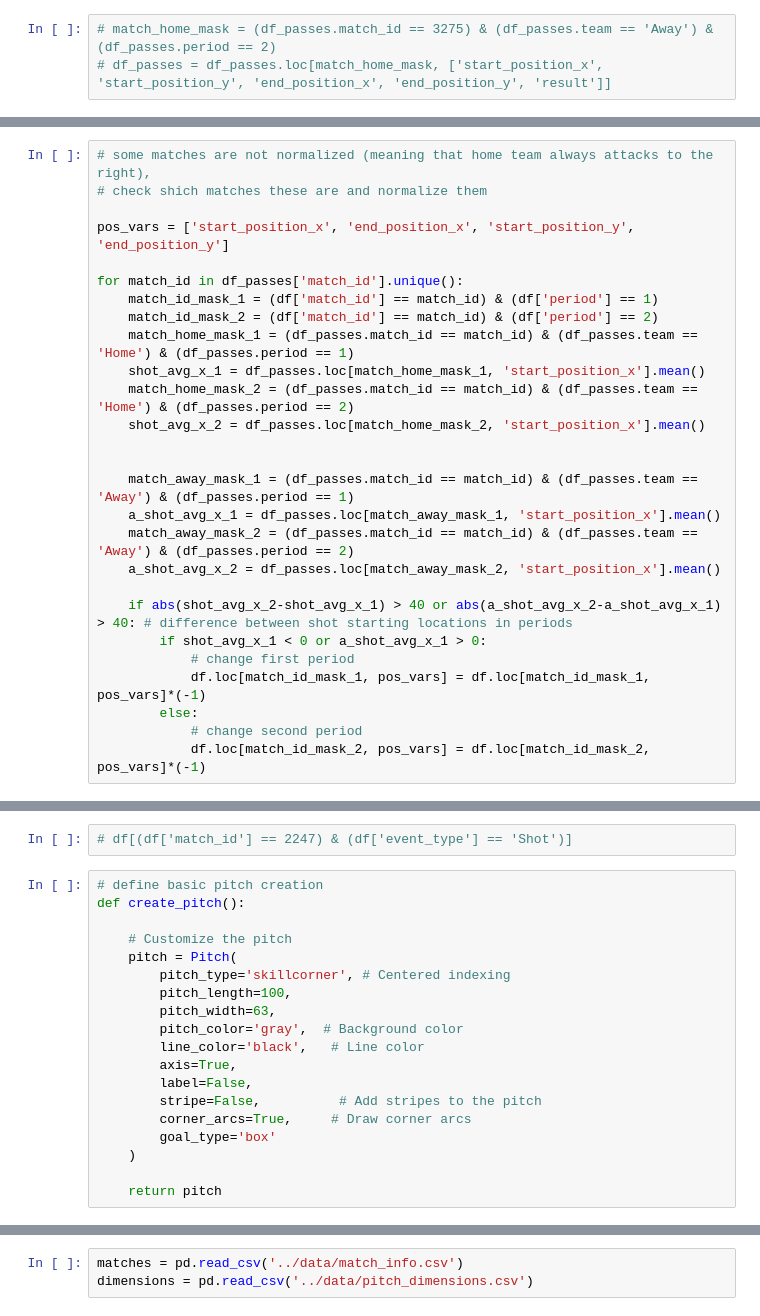
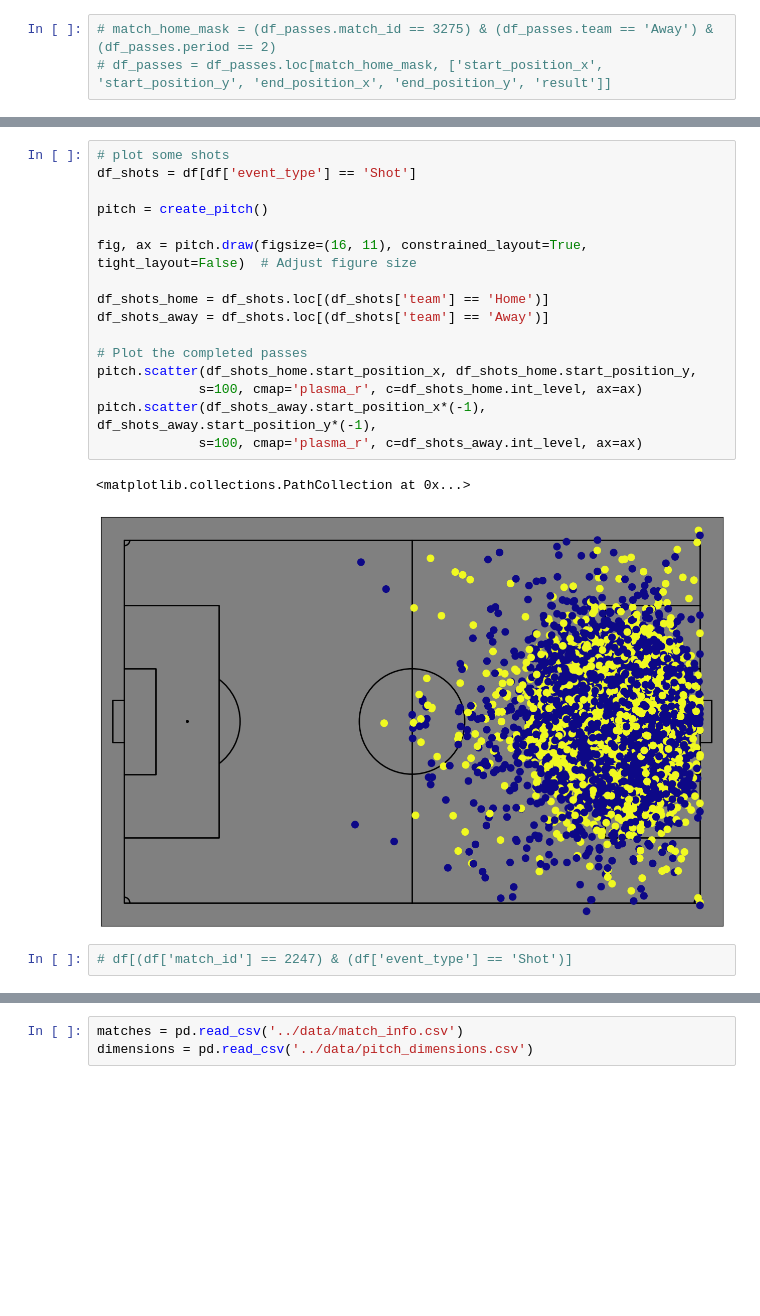
Before and after one commit to konstanyman/thesis_analysis, a Jupyter notebook: processing/pass_maps.ipynb, the cells around one changed output, grey strips where cells are left out. Drawn from its saved outputs; the diff is of its cells as text; blank space fills up the shorter version.

```diff
--- a/processing/pass_maps.ipynb
+++ b/processing/pass_maps.ipynb
@@ -56,27 +17,0 @@ for match_id in df_passes['match_id'].unique():
-# %%
-# some matches are not normalized (meaning that home team always attacks to the right),
-# check shich matches these are and normalize them
-
-pos_vars = ['start_position_x', 'end_position_x', 'start_position_y', 'end_position_y']
-
-for match_id in df_passes['match_id'].unique():
-    match_id_mask_1 = (df['match_id'] == match_id) & (df['period'] == 1)
-    match_id_mask_2 = (df['match_id'] == match_id) & (df['period'] == 2)
-    match_home_mask_1 = (df_passes.match_id == match_id) & (df_passes.team == 'Home') & (df_passes.period == 1)
-    shot_avg_x_1 = df_passes.loc[match_home_mask_1, 'start_position_x'].mean()
-    match_home_mask_2 = (df_passes.match_id == match_id) & (df_passes.team == 'Home') & (df_passes.period == 2)
-    shot_avg_x_2 = df_passes.loc[match_home_mask_2, 'start_position_x'].mean()
-
-
-    match_away_mask_1 = (df_passes.match_id == match_id) & (df_passes.team == 'Away') & (df_passes.period == 1)
-    a_shot_avg_x_1 = df_passes.loc[match_away_mask_1, 'start_position_x'].mean()
-    match_away_mask_2 = (df_passes.match_id == match_id) & (df_passes.team == 'Away') & (df_passes.period == 2)
-    a_shot_avg_x_2 = df_passes.loc[match_away_mask_2, 'start_position_x'].mean()
-
-    if abs(shot_avg_x_2-shot_avg_x_1) > 40 or abs(a_shot_avg_x_2-a_shot_avg_x_1) > 40: # difference between shot starting locations in periods
-        if shot_avg_x_1 < 0 or a_shot_avg_x_1 > 0:
-            # change first period
-            df.loc[match_id_mask_1, pos_vars] = df.loc[match_id_mask_1, pos_vars]*(-1)
-        else:
-            # change second period
-            df.loc[match_id_mask_2, pos_vars] = df.loc[match_id_mask_2, pos_vars]*(-1)
@@ -88,21 +60,21 @@ array([1278, 1300, 2247, 2284, 2277, 3132, 3120, 3108, 3104, 3152, 3194,
+# %%
+# plot some shots
+df_shots = df[df['event_type'] == 'Shot']
+
+pitch = create_pitch()
+
+fig, ax = pitch.draw(figsize=(16, 11), constrained_layout=True, tight_layout=False)  # Adjust figure size
+
+df_shots_home = df_shots.loc[(df_shots['team'] == 'Home')]
+df_shots_away = df_shots.loc[(df_shots['team'] == 'Away')]
+
+# Plot the completed passes
+pitch.scatter(df_shots_home.start_position_x, df_shots_home.start_position_y,
+             s=100, cmap='plasma_r', c=df_shots_home.int_level, ax=ax)
+pitch.scatter(df_shots_away.start_position_x*(-1), df_shots_away.start_position_y*(-1),
+             s=100, cmap='plasma_r', c=df_shots_away.int_level, ax=ax)
+# %% [output]
+<matplotlib.collections.PathCollection at 0x...>
+[figure, added]
 # %%
 # df[(df['match_id'] == 2247) & (df['event_type'] == 'Shot')]
-# %%
-# define basic pitch creation
-def create_pitch():
-
-    # Customize the pitch
-    pitch = Pitch(
-        pitch_type='skillcorner', # Centered indexing
-        pitch_length=100,
-        pitch_width=63,
-        pitch_color='gray',  # Background color
-        line_color='black',   # Line color
-        axis=True,
-        label=False,
-        stripe=False,          # Add stripes to the pitch
-        corner_arcs=True,     # Draw corner arcs
-        goal_type='box'
-    )
-
-    return pitch
```
Also changed, not shown: parts of 8 cells of this notebook, 2 other files.
